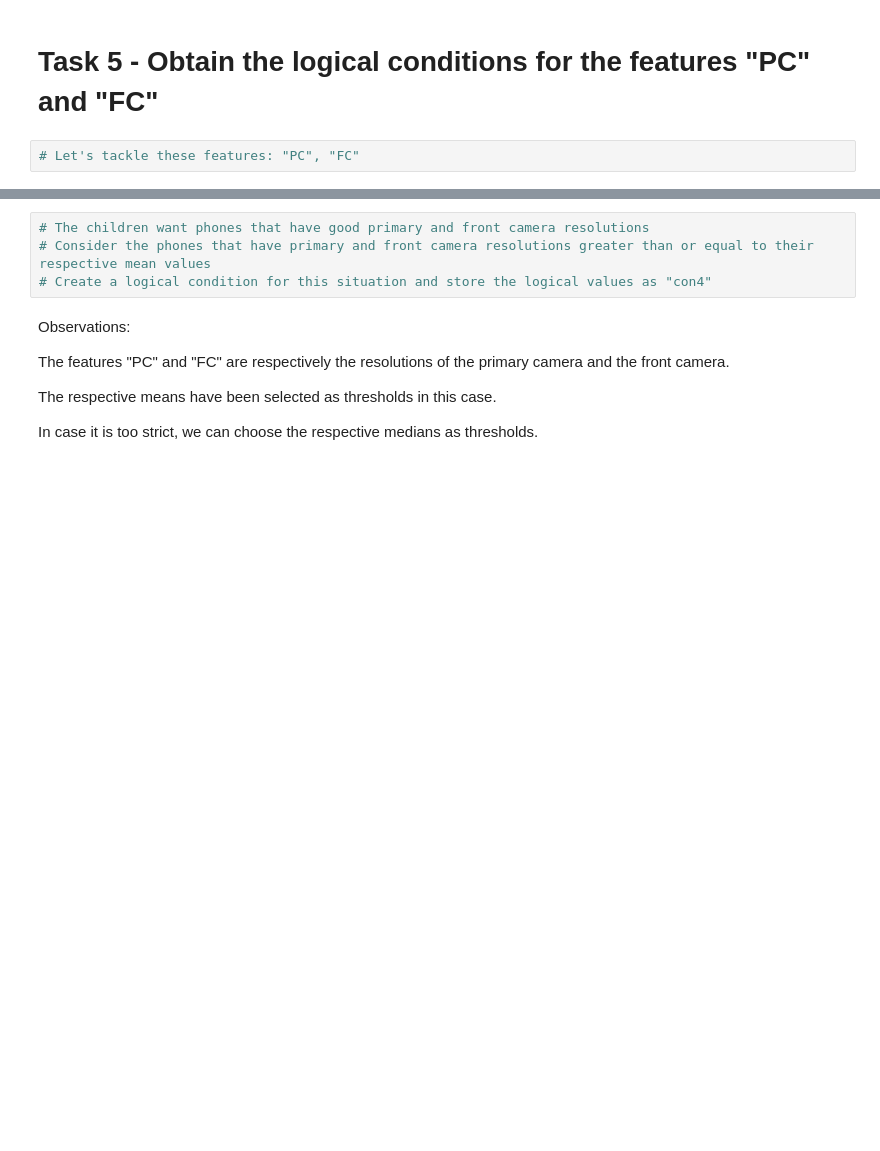
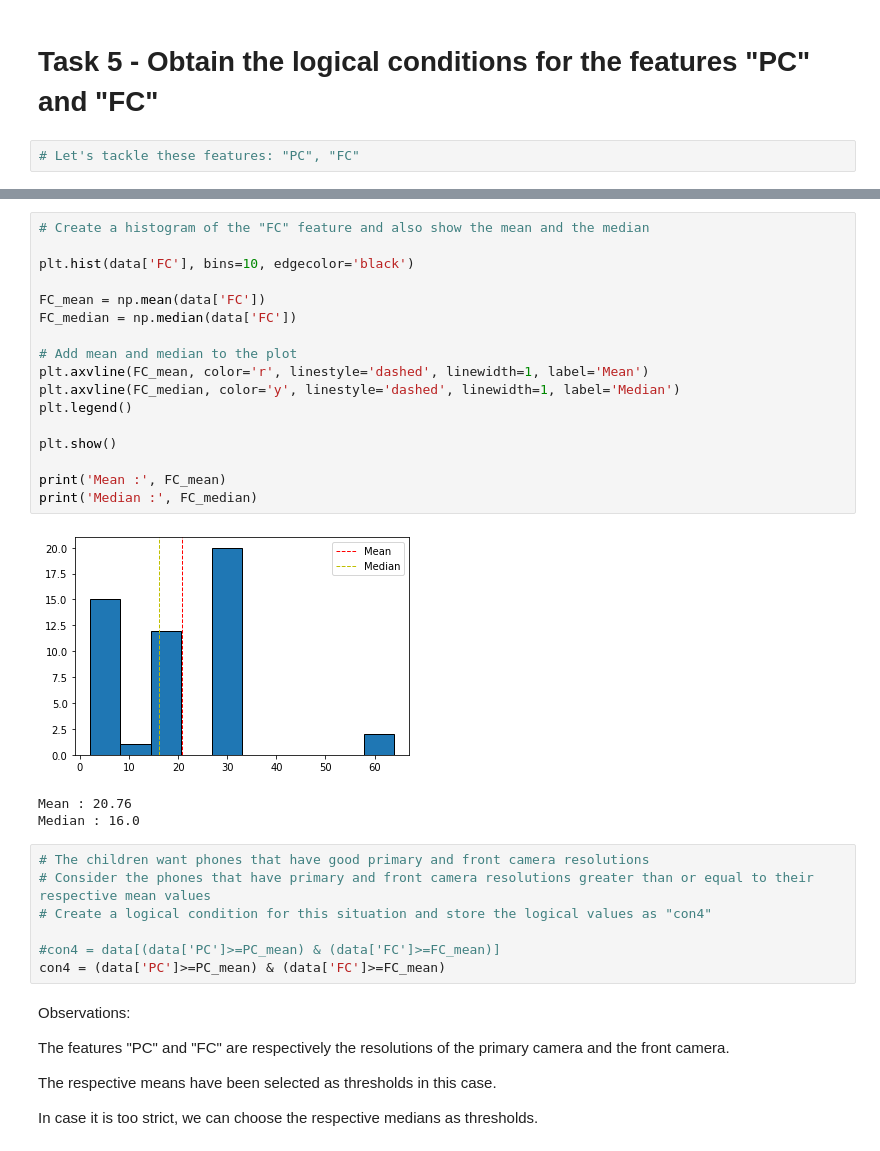
Before and after one commit to hari-r-v/TwiLearn, a Jupyter notebook: assignment/Day_22-Statistics_Assignment_Day_21.ipynb, the cells around one changed output, grey strips where cells are left out. Saved outputs shown, nothing was run; the diff lists cells and outputs as text; blank space fills up the shorter version.

```diff
--- a/assignment/Day_22-Statistics_Assignment_Day_21.ipynb
+++ b/assignment/Day_22-Statistics_Assignment_Day_21.ipynb
@@ -300,7 +342,31 @@ In case it is too strict, we can choose the mean or the median as a threshold.
+# %%
+# Create a histogram of the "FC" feature and also show the mean and the median
+
+plt.hist(data['FC'], bins=10, edgecolor='black')
+
+FC_mean = np.mean(data['FC'])
+FC_median = np.median(data['FC'])
+
+# Add mean and median to the plot
+plt.axvline(FC_mean, color='r', linestyle='dashed', linewidth=1, label='Mean')
+plt.axvline(FC_median, color='y', linestyle='dashed', linewidth=1, label='Median')
+plt.legend()
+
+plt.show()
+
+print('Mean :', FC_mean)
+print('Median :', FC_median)
+# %% [output]
+[figure, added]
+Mean : 20.76
+Median : 16.0
 # %%
 # The children want phones that have good primary and front camera resolutions
 # Consider the phones that have primary and front camera resolutions greater than or equal to their respective mean values
 # Create a logical condition for this situation and store the logical values as "con4"
+
+#con4 = data[(data['PC']>=PC_mean) & (data['FC']>=FC_mean)]
+con4 = (data['PC']>=PC_mean) & (data['FC']>=FC_mean)
 # %% [markdown]
 Observations:
 
```
Also changed, not shown: parts of 34 cells of this notebook.
